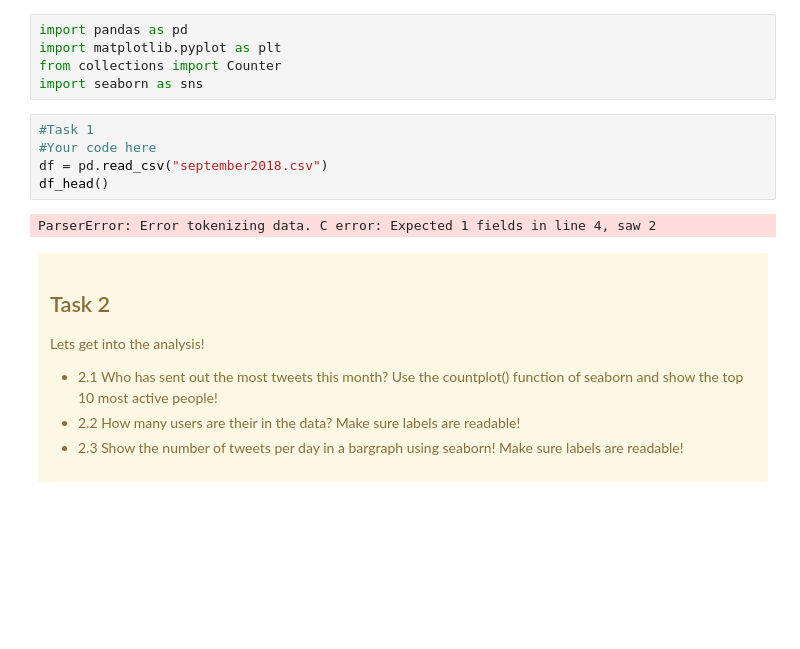
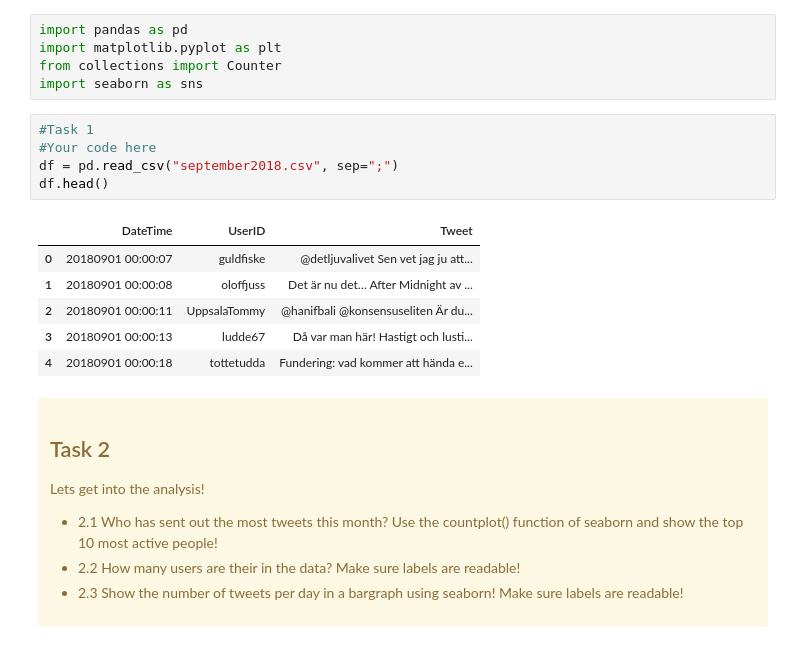
Before and after one commit to HObaid00/Data-Science, a Jupyter notebook: Labs/Lab3/Part2/Part2.ipynb, the cells around one changed output. Drawn from its saved outputs; the diff is of its cells as text; blank space fills up the shorter version.

```diff
--- a/Labs/Lab3/Part2/Part2.ipynb
+++ b/Labs/Lab3/Part2/Part2.ipynb
@@ -23,10 +23,15 @@ import seaborn as sns
 # %%
 #Task 1
 #Your code here
-df = pd.read_csv("september2018.csv")
-df_head()
+df = pd.read_csv("september2018.csv", sep=";")
+df.head()
 # %% [output]
-ParserError: Error tokenizing data. C error: Expected 1 fields in line 4, saw 2
+|  | DateTime | UserID | Tweet |
+| 0 | 20180901 00:00:07 | guldfiske | @detljuvalivet Sen vet jag ju att... |
+| 1 | 20180901 00:00:08 | oloffjuss | Det är nu det… After Midnight av ... |
+| 2 | 20180901 00:00:11 | UppsalaTommy | @hanifbali @konsensuseliten Är du... |
+| 3 | 20180901 00:00:13 | ludde67 | Då var man här! Hastigt och lusti... |
+| 4 | 20180901 00:00:18 | tottetudda | Fundering: vad kommer att hända e... |
 # %% [markdown]
 <div class="alert alert-block alert-warning">
 
```
Also changed, not shown: parts of 3 cells of this notebook.
